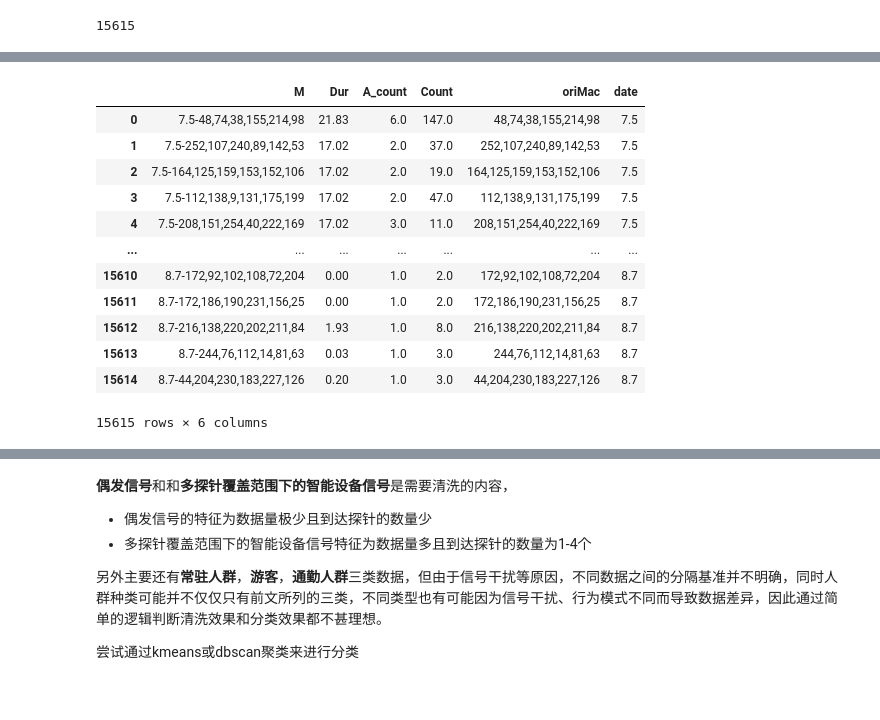
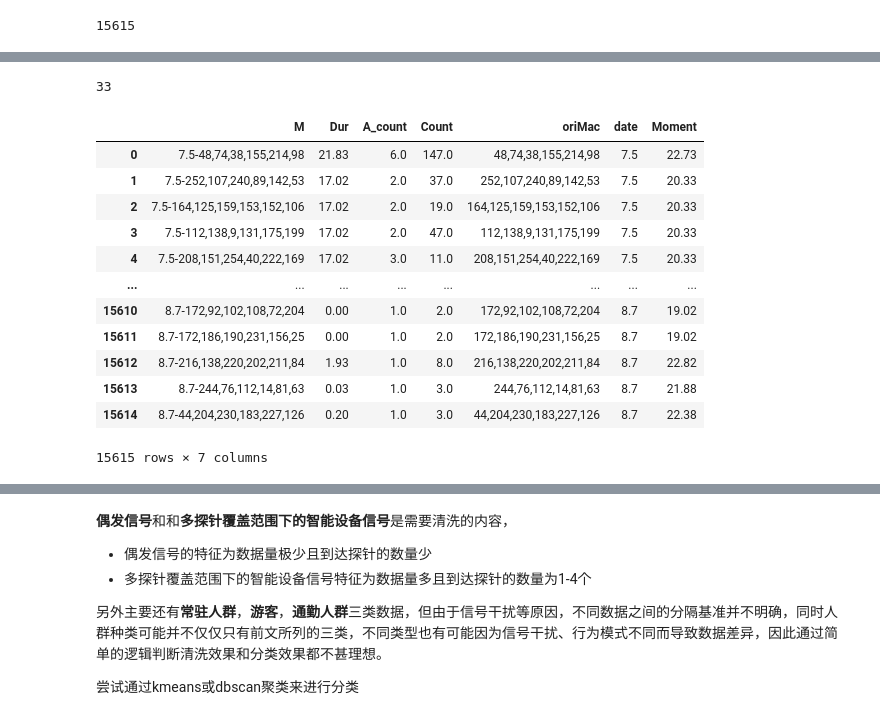
Before and after one commit to RickH-Arch/MEIRL-GAIL-Behavior-Cloning, a Jupyter notebook: wifi_track_data/wifi_track_data_clean_advanced.ipynb, the cells around one changed output, grey strips where cells are left out. Drawn from its saved outputs; the diff is of its cells as text; code cells hidden in the pictures.

```diff
--- a/wifi_track_data/wifi_track_data_clean_advanced.ipynb
+++ b/wifi_track_data/wifi_track_data_clean_advanced.ipynb
@@ -137,3 +141,9 @@ mac_list = df.m.unique()
 len(mac_list)
 # %% [output]
 15615
+# %%
+df_now = df[df.m == mac_list[100]]
+t1 = df_now.iloc[0].t
+t2 = df_now.iloc[len(df_now)-1].t
+duration =  t2-t1
+duration
@@ -140,52 +156,67 @@ len(mac_list)
+# %%
+(t1 + duration/2).minute
+# %% [output]
+33
 # %%
 def GetDuration(df_now):
-    time = df_now.iloc[len(df_now)-1].t - df_now.iloc[0].t
-    time = time.components.hours+(time.components.minutes/60)
-    return round(time,2)
+    t1 = df_now.iloc[0].t
+    t2 = df_now.iloc[len(df_now)-1].t
+    duration =  t2-t1
+    t = (t1 + duration/2)
+    moment = t.hour + (t.minute/60)
+    duration = duration.components.hours+(duration.components.minutes/60)
+    return round(duration,2),round(moment,2)
 
 macDur_dict = {}
+macMoment_dict = {}
 
 for mac in tqdm(mac_list):
     df_now = df[df.m == mac]
-    time = GetDuration(df_now)
-    macDur_dict.update({mac:time})
+    duration,moment = GetDuration(df_now)
+    macDur_dict.update({mac:duration})
+    macMoment_dict.update({mac:moment})
 
-macDur_dict
+#保存
+dur_dict_str = str(macDur_dict)
+mom_dict_str = str(macMoment_dict)
+with open('dacang/cluster/date_mac_duration_dict.txt', 'w') as file:
+   file.write(dur_dict_str)
+with open('dacang/cluster/date_mac_moment_dict.txt', 'w') as file:
+   file.write(mom_dict_str)
 # %%
-#保存或读取macDur_dict
-#保存
-#dict_str = str(macDur_dict)
-#with open('dacang/cluster/date_mac_duration_dict.txt', 'w') as file:
-#    file.write(dict_str)
-
 #读取
 with open('dacang/cluster/date_mac_duration_dict.txt', 'r') as file:
     dict_str = file.read()
     macDur_dict = eval(dict_str)
+with open('dacang/cluster/date_mac_moment_dict.txt', 'r') as file:
+    dict_str = file.read()
+    macMoment_dict = eval(dict_str)
 mac_list = list(macDur_dict.keys())
 mac_dur_list = list(macDur_dict.values())
+mac_moment_list = list(macMoment_dict.values())
 # %%
 #生成统计数值的dataframe
 df_sta = pd.DataFrame({'M':[],'Dur':[],'A_count':[],'Count':[],'oriMac':[],'date':[]})
 for i in range(len(mac_list)):
     df_sta = df_sta._append({'M':mac_list[i],
                              'Dur':mac_dur_list[i],
+                             'Moment':mac_moment_list[i],
                              'A_count':a_count[mac_list[i]],
                              'Count':count_list[mac_list[i]],
                              'oriMac':mac_list[i].split('-')[1],
                              'date':mac_list[i].split('-')[0]},ignore_index=True)
 df_sta
 # %% [output]
-|  | M | Dur | A_count | Count | oriMac | date |
-| 0 | 7.5-48,74,38,155,214,98 | 21.83 | 6.0 | 147.0 | 48,74,38,155,214,98 | 7.5 |
-| 1 | 7.5-252,107,240,89,142,53 | 17.02 | 2.0 | 37.0 | 252,107,240,89,142,53 | 7.5 |
-| 2 | 7.5-164,125,159,153,152,106 | 17.02 | 2.0 | 19.0 | 164,125,159,153,152,106 | 7.5 |
-| 3 | 7.5-112,138,9,131,175,199 | 17.02 | 2.0 | 47.0 | 112,138,9,131,175,199 | 7.5 |
-| 4 | 7.5-208,151,254,40,222,169 | 17.02 | 3.0 | 11.0 | 208,151,254,40,222,169 | 7.5 |
-| ... | ... | ... | ... | ... | ... | ... |
-| 15610 | 8.7-172,92,102,108,72,204 | 0.00 | 1.0 | 2.0 | 172,92,102,108,72,204 | 8.7 |
-| 15611 | 8.7-172,186,190,231,156,25 | 0.00 | 1.0 | 2.0 | 172,186,190,231,156,25 | 8.7 |
-| 15612 | 8.7-216,138,220,202,211,84 | 1.93 | 1.0 | 8.0 | 216,138,220,202,211,84 | 8.7 |
-| 15613 | 8.7-244,76,112,14,81,63 | 0.03 | 1.0 | 3.0 | 244,76,112,14,81,63 | 8.7 |
-| 15614 | 8.7-44,204,230,183,227,126 | 0.20 | 1.0 | 3.0 | 44,204,230,183,227,126 | 8.7 |
+|  | M | Dur | A_count | Count | oriMac | date | Moment |
+| 0 | 7.5-48,74,38,155,214,98 | 21.83 | 6.0 | 147.0 | 48,74,38,155,214,98 | 7.5 | 22.73 |
+| 1 | 7.5-252,107,240,89,142,53 | 17.02 | 2.0 | 37.0 | 252,107,240,89,142,53 | 7.5 | 20.33 |
+| 2 | 7.5-164,125,159,153,152,106 | 17.02 | 2.0 | 19.0 | 164,125,159,153,152,106 | 7.5 | 20.33 |
+| 3 | 7.5-112,138,9,131,175,199 | 17.02 | 2.0 | 47.0 | 112,138,9,131,175,199 | 7.5 | 20.33 |
+| 4 | 7.5-208,151,254,40,222,169 | 17.02 | 3.0 | 11.0 | 208,151,254,40,222,169 | 7.5 | 20.33 |
+| ... | ... | ... | ... | ... | ... | ... | ... |
+| 15610 | 8.7-172,92,102,108,72,204 | 0.00 | 1.0 | 2.0 | 172,92,102,108,72,204 | 8.7 | 19.02 |
+| 15611 | 8.7-172,186,190,231,156,25 | 0.00 | 1.0 | 2.0 | 172,186,190,231,156,25 | 8.7 | 19.02 |
+| 15612 | 8.7-216,138,220,202,211,84 | 1.93 | 1.0 | 8.0 | 216,138,220,202,211,84 | 8.7 | 22.82 |
+| 15613 | 8.7-244,76,112,14,81,63 | 0.03 | 1.0 | 3.0 | 244,76,112,14,81,63 | 8.7 | 21.88 |
+| 15614 | 8.7-44,204,230,183,227,126 | 0.20 | 1.0 | 3.0 | 44,204,230,183,227,126 | 8.7 | 22.38 |
-15615 rows × 6 columns
+15615 rows × 7 columns
```
Also changed, not shown: parts of 34 cells of this notebook, 5 other files.
